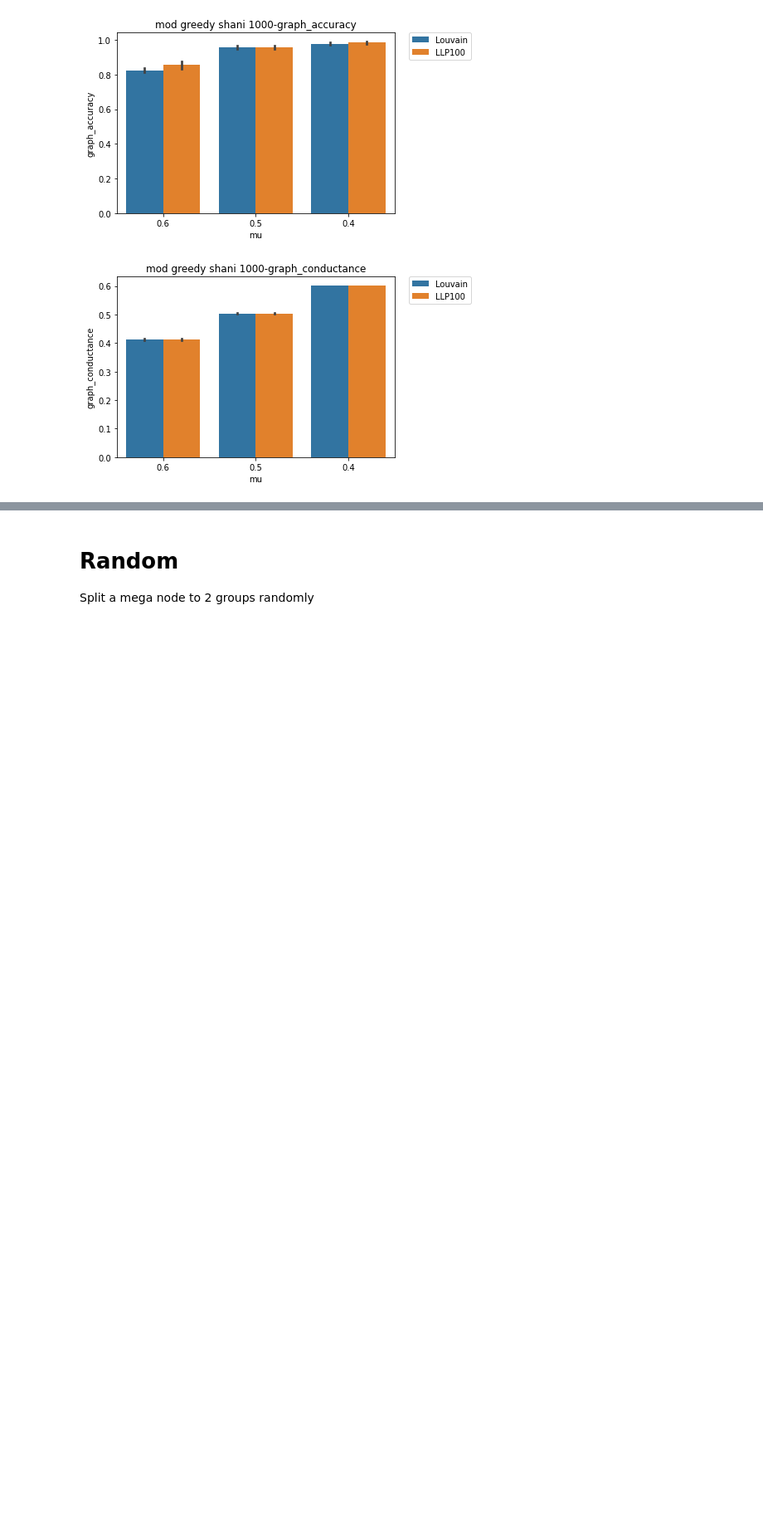
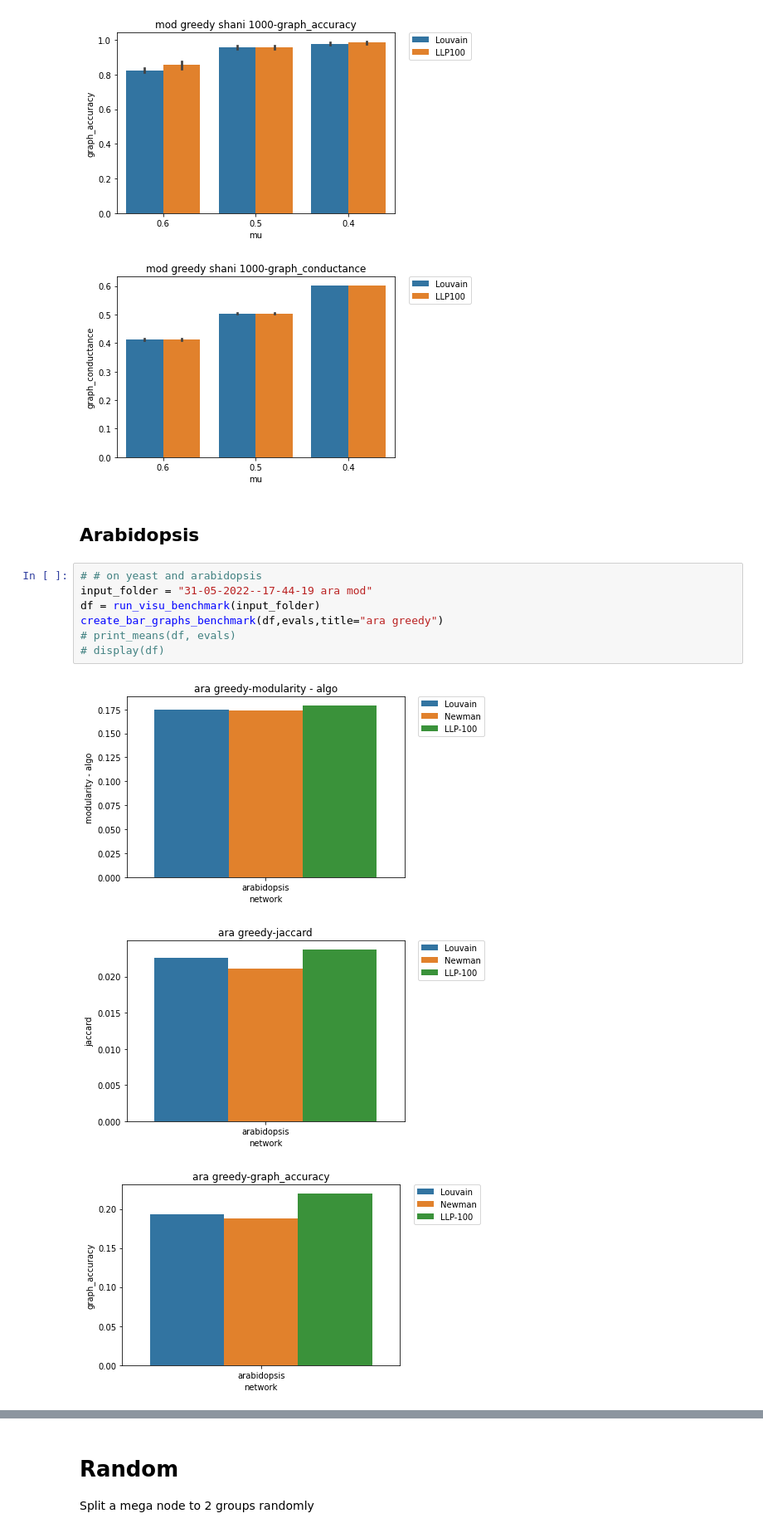
Before and after one commit to keskim1111/network-analysis, a Jupyter notebook: visualization/create_bar_plots.ipynb, the cells around one changed output, grey strips where cells are left out. Shown: that part at 83% size. Saved outputs shown, nothing was run; the diff lists cells and outputs as text; blank space fills up the shorter version.

```diff
--- a/visualization/create_bar_plots.ipynb
+++ b/visualization/create_bar_plots.ipynb
@@ -163,3 +193,16 @@ create_bar_graphs(df,evals,title="mod greedy shani 1000")
 [figure]
 [figure]
 [figure]
+# %% [markdown]
+## Arabidopsis
+# %%
+# # on yeast and arabidopsis
+input_folder = "31-05-2022--17-44-19 ara mod"
+df = run_visu_benchmark(input_folder)
+create_bar_graphs_benchmark(df,evals,title="ara greedy")
+# print_means(df, evals)
+# display(df)
+# %% [output]
+[figure, added]
+[figure, added]
+[figure, added]
```
Also changed, not shown: parts of 14 cells of this notebook, 1 other file.
